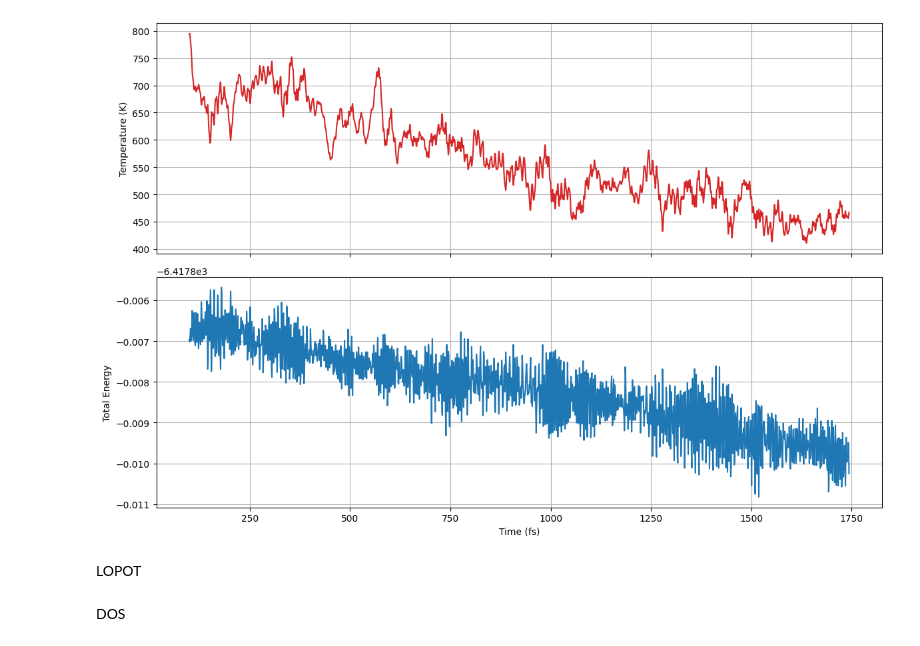
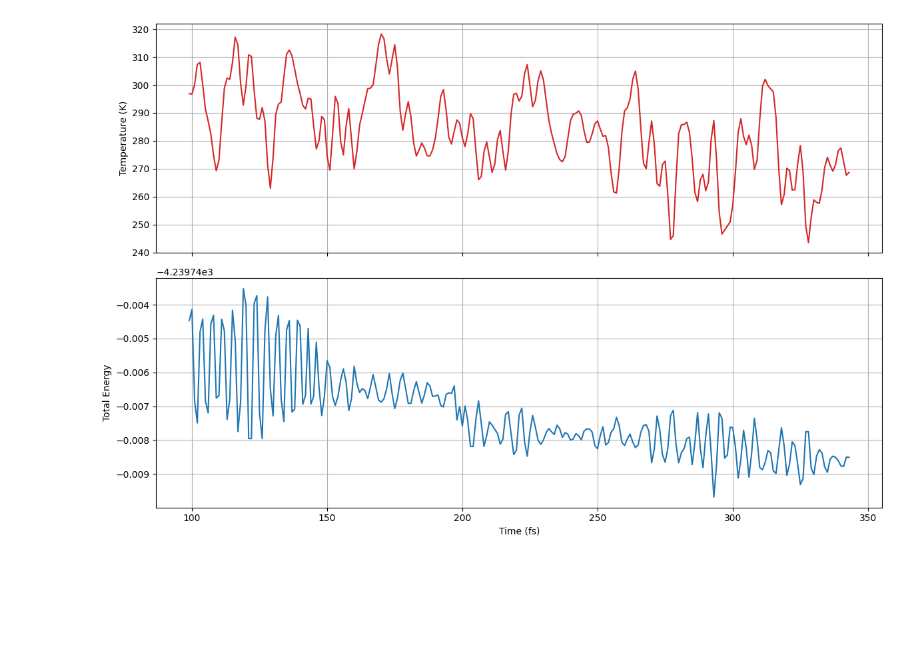
Before and after one commit to JihoonSon94/MD_Analysis, a Jupyter notebook: MD.ipynb, the cells around one changed output. Saved outputs shown, nothing was run; the diff lists cells and outputs as text; code cells hidden in the pictures; blank space fills up the shorter version.

```diff
--- a/MD.ipynb
+++ b/MD.ipynb
@@ -792,35 +733,35 @@ plt.show()
 import numpy as np
 import matplotlib.pyplot as plt
 import os
 
-file_name = "CeO2_Cu-1.ener"
+file_name = "CeO2-1.ener"
 desktop_dir = os.path.join(os.path.expanduser("~"), "Desktop")
 ener_file = os.path.join(desktop_dir, file_name)
 
 # columns: 0=md_step, 1=time_fs, 2=e_kin, 3=temp, 4=e_pot, 5=e_tot, 6=cpu_time
 
 data = np.loadtxt(ener_file, comments='#', skiprows=100, usecols=(1, 3, 5))
 time_fs, temp, e_tot = data[:,0], data[:,1], data[:,2]
 
 fig, axes = plt.subplots(2, 1, figsize=(12, 8), sharex=True)
 
 # 위: 온도
 axes[0].plot(time_fs, temp, lw=1.5, color='tab:red')
 axes[0].set_ylabel('Temperature (K)')
 axes[0].ticklabel_format(style='plain', axis='y')
 axes[0].grid(True)
 
 # 아래: 에너지
 axes[1].plot(time_fs, e_tot, lw=1.5, color='tab:blue')
 axes[1].set_xlabel('Time (fs)')
 axes[1].set_ylabel('Total Energy')
 axes[1].ticklabel_format(style='plain', axis='y')
 axes[1].grid(True)
 
 plt.tight_layout()
 plt.show()
 # %% [output]
-[figure, old version]
+[figure, new version]
 # %%
 csv_file = "C:\\Users\\Jihoon\\Desktop\\CeO2_Cu-1_energy.csv"
 np.savetxt(
@@ -831,5 +772,3 @@ np.savetxt(
     comments='',
     fmt='%.8f'
 )
-# %% [markdown]
-LOPOT
@@ -878,2 +774,0 @@ plt.show()
-# %% [markdown]
-DOS
```
Also changed, not shown: parts of 15 cells of this notebook.
